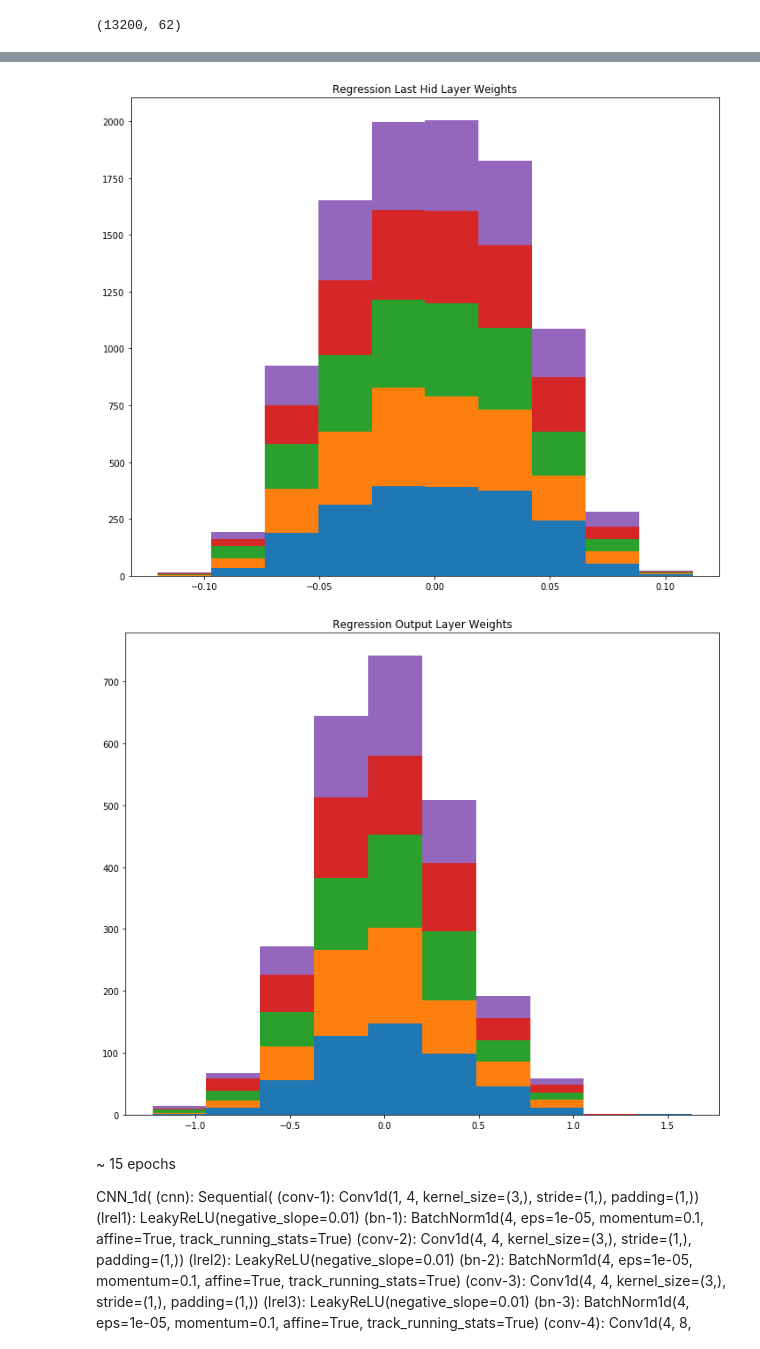
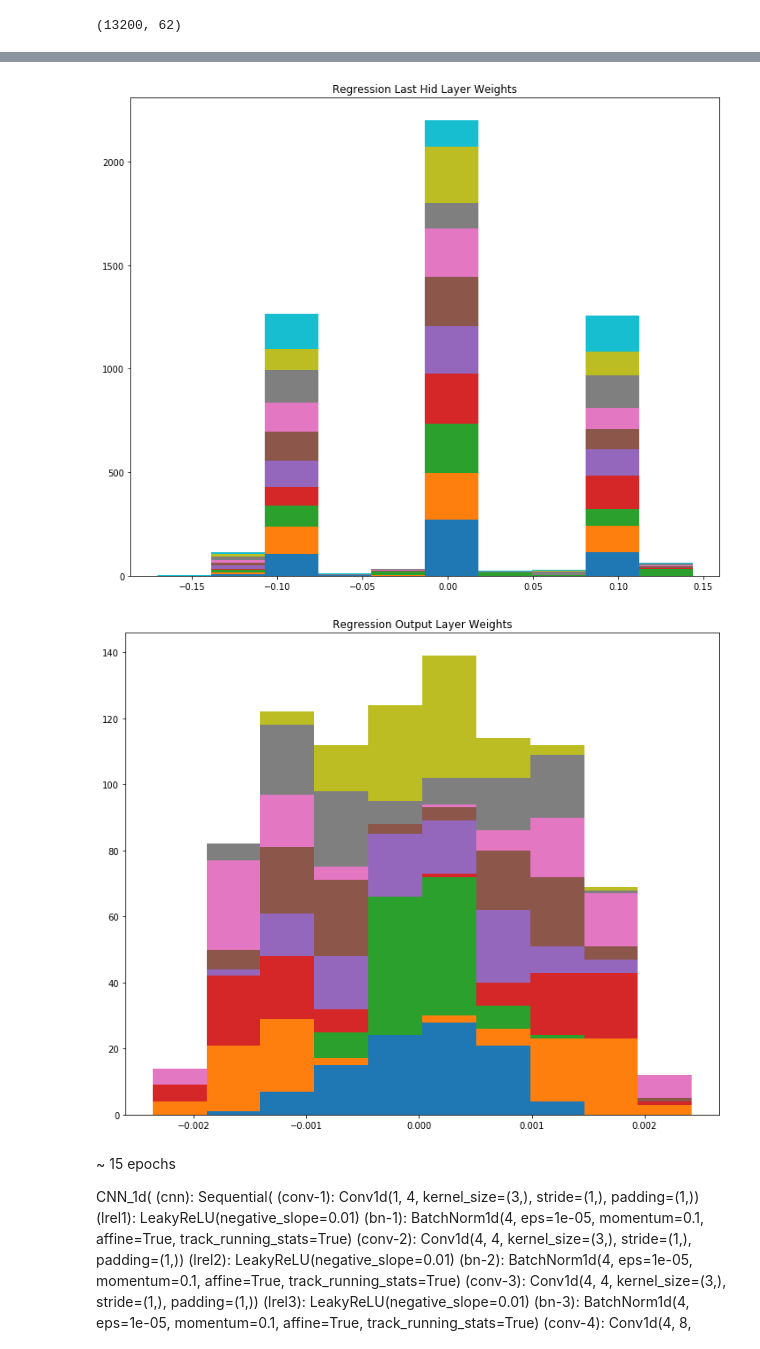
Before and after one commit to rlagrois/AdvFinML, a Jupyter notebook: Fin-Project_MultioutReg/winton-pytorch_cur.ipynb, the cells around one changed output, grey strips where cells are left out. Saved outputs shown, nothing was run; the diff lists cells and outputs as text; code cells hidden in the pictures.

```diff
--- a/Fin-Project_MultioutReg/winton-pytorch_cur.ipynb
+++ b/Fin-Project_MultioutReg/winton-pytorch_cur.ipynb
@@ -97,8 +97,8 @@ class build_data(BaseEstimator, TransformerMixin):
 
         self.y_train_sc = ytsc.fit_transform(self.y_train)
         self.y_test_sc = ytsc.transform(self.y_test)
-        self.y_train_sc = mmy.fit_transform(self.y_train)
-        self.y_test_sc = mmy.transform(self.y_test)
+        self.y_train_sc = mmy.fit_transform(self.y_train_sc)
+        self.y_test_sc = mmy.transform(self.y_test_sc)
 
         if self.wt:
             self.y_train = np.concatenate([self.y_train,self.train_wt],axis=1)
@@ -168,7 +168,8 @@ class build_data(BaseEstimator, TransformerMixin):
         elif x is not False:
             return self.xtrans.inverse_transform(x)
         elif y is not False:
-            return self.ytrans.inverse_transform(y)
+            y2 = self.ytrans_mm.inverse_transform(y)
+            return self.ytrans_sc.inverse_transform(y2)
 
     def make_sub(sub, fn, path=r"C:\Users\rlagr\fin\winton\data\\"):
         sub = self.ytrans_mm.inverse_transform(sub)
@@ -270,13 +271,13 @@ scale = ['Feature_2', 'Feature_3', 'Feature_4', 'Feature_6', 'Feature_8', 'Featu
 
 # Dev Data
 df = pd.read_csv(path)
-data = build_data(df, exclude, wt=False)
+data = build_data(df, exclude, wt=False,split_size=.1)
 
 train_loader, test_loader = data.fit(mode, scale, cats)
 
 # Submission Data
-#sub_set = pd.read_csv(r"C:\Users\rlagr\fin\winton\data\test_2.csv")
-#sub_load = data.fit_sub(sub_set)
+sub_set = pd.read_csv(r"C:\Users\rlagr\fin\winton\data\test_2.csv")
+sub_load = data.fit_sub(sub_set)
 # %% [markdown]
 As seen previously none of the architectures jumped out as being especially good and had a tendancy to train towards zero.  Here I have defined the custom loss function; it's a WMAE where the intra-day minute time steps get one weight and the final two full day returns get another.  I will define a 1d CNN similar to the one in Keras and see if this loss function leads to any better fits.
 # %%
@@ -308,30 +309,38 @@ class CNN_1d(nn.Module):
             nn.init.xavier_normal_(conv.weight,gain=gain)
             self.cnn.add_module('conv-' + str(i + 1), conv)
             self.cnn.add_module('lrel' + str(i + 1), nn.LeakyReLU(negative_slope=.01))
-            self.cnn.add_module('bn-'+ str(i +1), nn.BatchNorm1d(filters[i]))
+            self.cnn.add_module('cbn-'+ str(i +1), nn.BatchNorm1d(filters[i]))
+            self.cnn.add_module('cdrp-'+str(i + 1), nn.Dropout(p=0.1))
         self.cnn.add_module('mpool', nn.MaxPool1d(2)) # final max pool
-       # self.cnn.add_module('cnn-drp', nn.Dropout(p=0.5))
+        self.cnn.add_module('cnn-drp', nn.Dropout(p=0.1))
 
         # Add input layer to feed forward section
         lin = nn.Linear(self.lin_in, hidden[0])
         nn.init.normal_(lin.weight,std=.005)
         self.reg.add_module('FF-in', lin)
         self.reg.add_module('in-lrel', nn.SELU())
-       # self.reg.add_module('in-drp'+ str(i +1), nn.Dropout(p=0.5))
+        #self.reg.add_module('rbn-0', nn.BatchNorm1d(1))
+        self.reg.add_module('in-drp'+ str(i +1), nn.Dropout(p=0.5))
 
         # Create FC/output layers
         for i, k in enumerate(hidden):
-            if i < (len(hidden) - 1):
+            if i < (len(hidden) - 2):
+                hid = nn.Linear(k, hidden[i + 1])
+                nn.init.normal_(hid.weight,std=.005)
+                self.reg.add_module('hid-' + str(i+1), hid)
+                self.reg.add_module('h-lrel-' + str(i+1), nn.SELU())
+               # self.reg.add_module('rbn-'+ str(i +1), nn.BatchNorm1d(1))
+                self.reg.add_module('drp-'+ str(i +1), nn.Dropout(p=0.5,inplace=False))
+            elif i == (len(hidden) - 2):
                 hid = nn.Linear(k, hidden[i + 1])
                 nn.init.normal_(hid.weight,std=.005)
                 self.reg.add_module('hid-' + str(i+1), hid)
                 self.reg.add_module('h-lrel-' + str(i+1), nn.Tanh())
-               # self.reg.add_module('drp-'+ str(i +1), nn.Dropout(p=0.25,inplace=False))
-
+                #self.reg.add_module('rbn-'+ str(i +1), nn.BatchNorm1d(1))
+                self.reg.add_module('drp-'+ str(i +1), nn.Dropout(p=0.5,inplace=False))
             elif i == (len(hidden) - 1): # Last layer for output
                 hid = nn.Linear(k, 62)
                 nn.init.normal_(hid.weight,std=.005)
-
                 self.reg.add_module('out', hid)
 
 
@@ -357,14 +366,14 @@ Trying Tanh - this causes the custom loss to not work due to inplace operation
 # %%
 kernels = [5,5,5,5,5,5,5,5]
 filters = [4,4,4,8,8,8,16,16]
-hidden = [500,62]
+hidden = [500,100]
 
 cnn1 = CNN_1d(kernels, filters, hidden)
 cnn1 = cnn1.cuda()
 
 #loss_fnA = mod_mse().cuda()
 loss_fnB = nn.MSELoss().cuda()
-opt_alg = torch.optim.RMSprop(cnn1.parameters(), lr=.001)
+opt_alg = torch.optim.RMSprop(cnn1.parameters(), lr=.01)
 opt = torch.optim.lr_scheduler.MultiStepLR(opt_alg, milestones=[5,15,30])
 
 print(cnn1)
@@ -565,20 +568,20 @@ plt.show()
 reg_hid5_w = cnn1.state_dict()['reg.hid-1.weight'].cpu()
 # %%
 plt.figure(figsize=(12,10))
-plt.hist(reg_hid5_w[15:20], stacked=True)
+plt.hist(reg_hid5_w[15:25], stacked=True)
 plt.title('Regression Last Hid Layer Weights')
 plt.show()
 # %% [output]
-[figure, old version]
+[figure, new version]
 # %%
 reg_out_w = cnn1.state_dict()['reg.out.weight'].cpu()
 # %%
 plt.figure(figsize=(12,10))
-plt.hist(reg_out_w[15:20], stacked=True)
+plt.hist(reg_out_w[1:10], stacked=True)
 plt.title('Regression Output Layer Weights')
 plt.show()
 # %% [output]
-[figure, old version]
+[figure, new version]
 # %%
 #cnn_3 = cnn1.state_dict()['cnn.conv-1.weight'].cpu()
 # %% [markdown]
```
Also changed, not shown: parts of 11 cells of this notebook.
